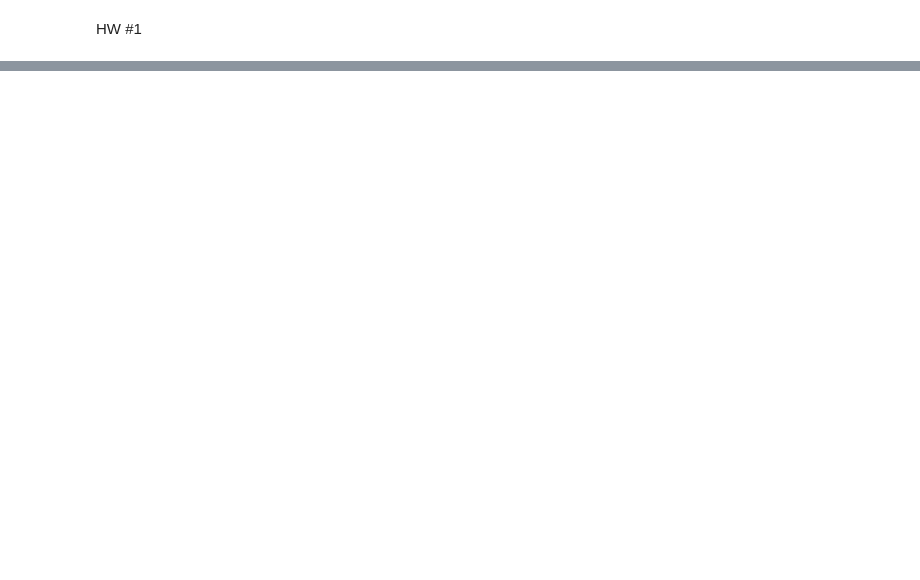
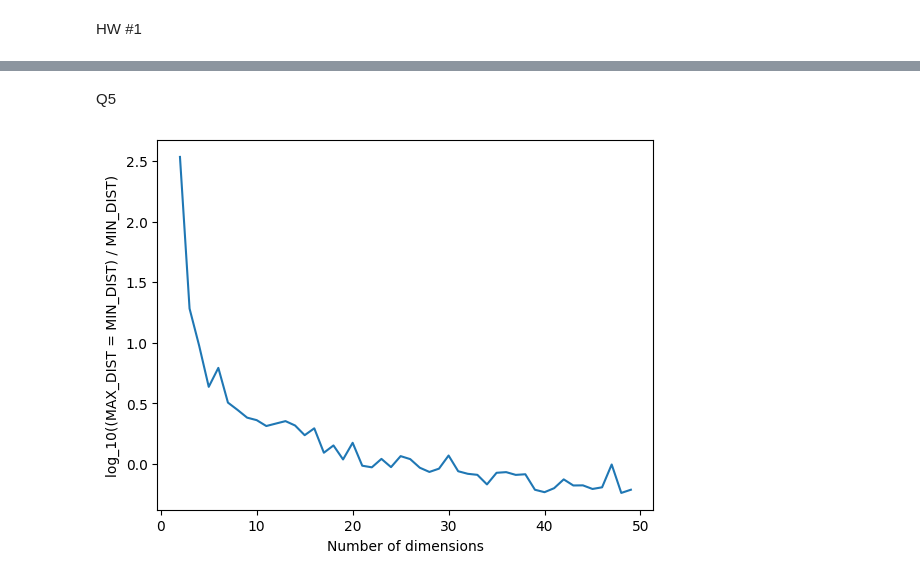
Before and after one commit to InvincibleRMC/csds435-data-mining, a Jupyter notebook: hw1.ipynb, the cells around one changed output, grey strips where cells are left out. Drawn from its saved outputs; the diff is of its cells as text; code cells hidden in the pictures; blank space fills up the shorter version.

```diff
--- a/hw1.ipynb
+++ b/hw1.ipynb
@@ -10,0 +84,24 @@ ModuleNotFoundError: No module named 'plotlib'
+# %% [markdown]
+Q5
+# %%
+import math
+differences = []
+MIN_DIM = 2
+MAX_DIM = 50
+SIZE = 500
+DIM_RANGE = range(MIN_DIM, MAX_DIM)
+for dim in DIM_RANGE:
+    matrix_500_dim = np.random.rand(SIZE, dim)
+    matrix_dim = np.random.rand(dim)
+    diff = [np.linalg.norm(matrix_500_sliced - matrix_dim) for matrix_500_sliced in matrix_500_dim]
+
+    max_diff = max(diff)
+    min_diff = min(diff)
+    log_diff = math.log10((max_diff-min_diff)/min_diff)
+    differences.append(log_diff)
+plt.plot(DIM_RANGE, differences)
+plt.xlabel('Number of dimensions')
+plt.ylabel('log_10((MAX_DIST = MIN_DIST) / MIN_DIST)')
+plt.show()
+# %% [output]
+[figure, added]
```
Also changed, not shown: parts of 11 cells of this notebook.
